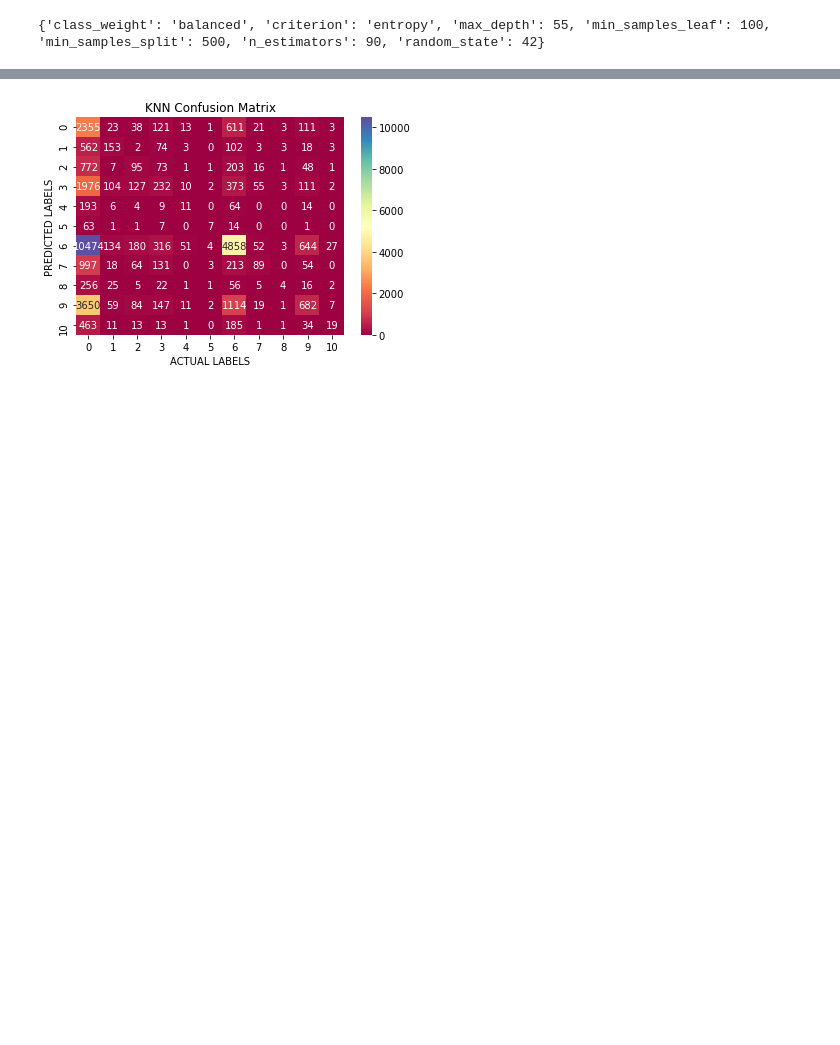
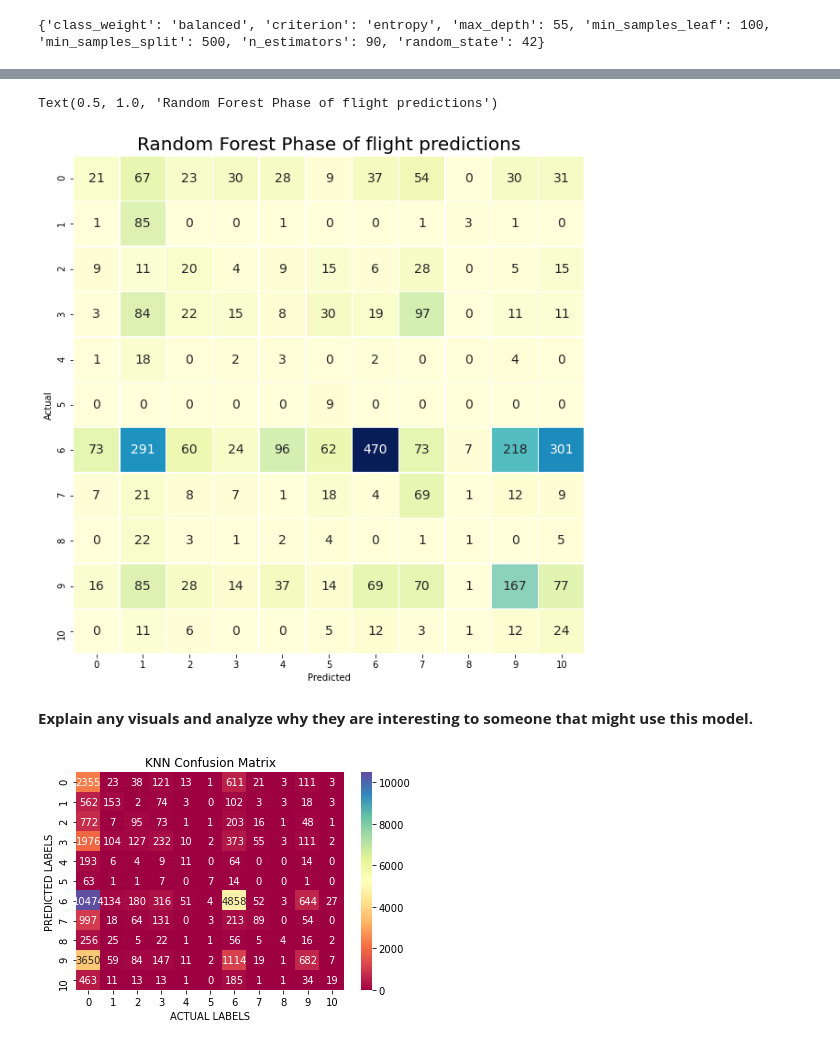
Before and after one commit to sajmera9/MachineLearning1, a Jupyter notebook: Lab Two - Classification/Lab_Two_Classification_Satvik.ipynb, the cells around one changed output, grey strips where cells are left out. Saved outputs shown, nothing was run; the diff lists cells and outputs as text; code cells hidden in the pictures; blank space fills up the shorter version.

```diff
--- a/Lab Two - Classification/Lab_Two_Classification_Satvik.ipynb
+++ b/Lab Two - Classification/Lab_Two_Classification_Satvik.ipynb
@@ -1126,3 +1195,22 @@ Waiting on the above values to run
+# %%
+confusion = pd.crosstab(y_test_phase, rf_phase_y, rownames = ['Actual'], colnames = ['Predicted'])
+
+# Create confusion matrix using Seaborn
+fig, ax = plt.subplots(figsize = (10, 10))
+sns.heatmap(confusion,
+            annot = True,
+            cmap = "YlGnBu",
+            cbar = False,
+            fmt = 'g',
+            ax = ax,
+            annot_kws = {'size' : 14},
+           linewidths = 0.5)
+ax.set_title('Random Forest Phase of flight predictions', fontsize = 20)
+# %% [output]
+Text(0.5, 1.0, 'Random Forest Phase of flight predictions')
+[figure, added]
+# %% [markdown]
+**Explain any visuals and analyze why they are interesting to someone that might use this model.**
 # %%
 import seaborn as sns
 import matplotlib.pyplot as plt
```
Also changed, not shown: parts of 118 cells of this notebook.
